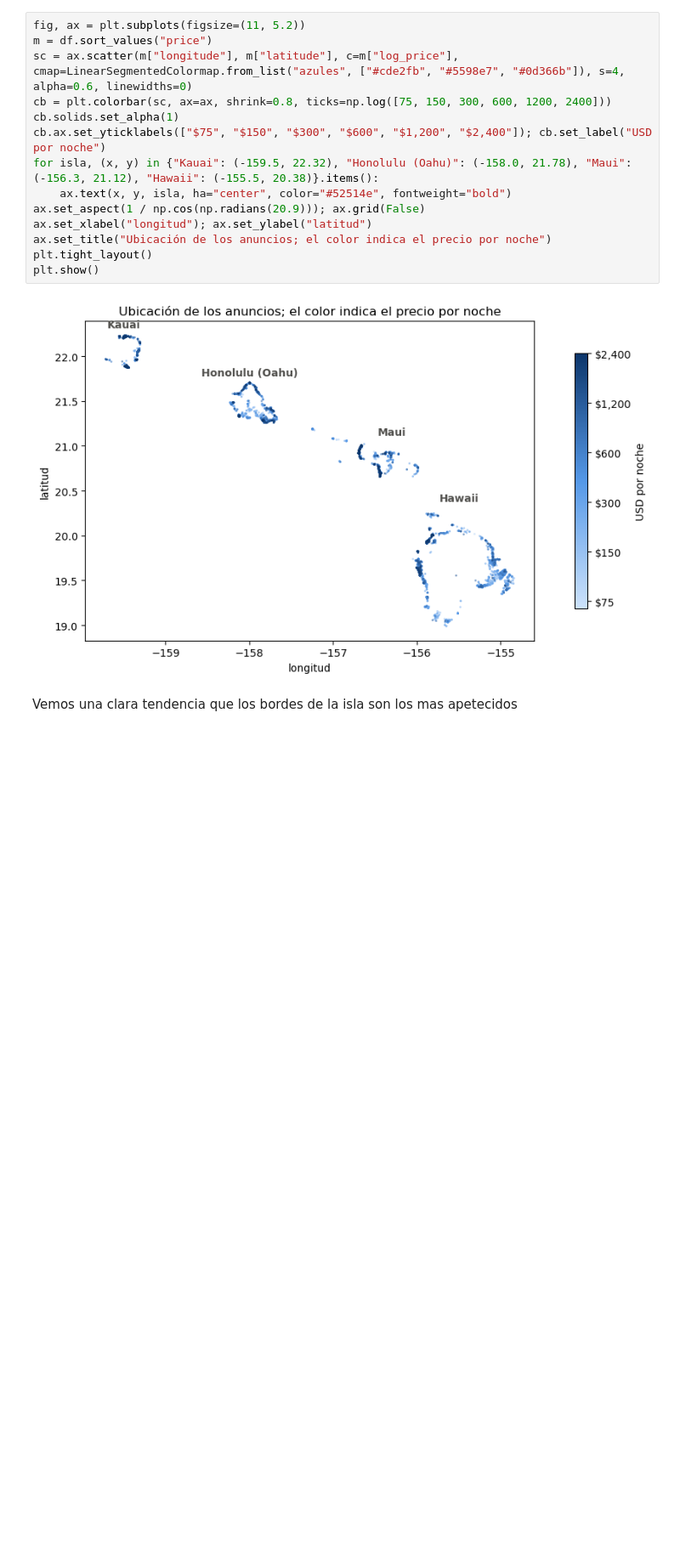
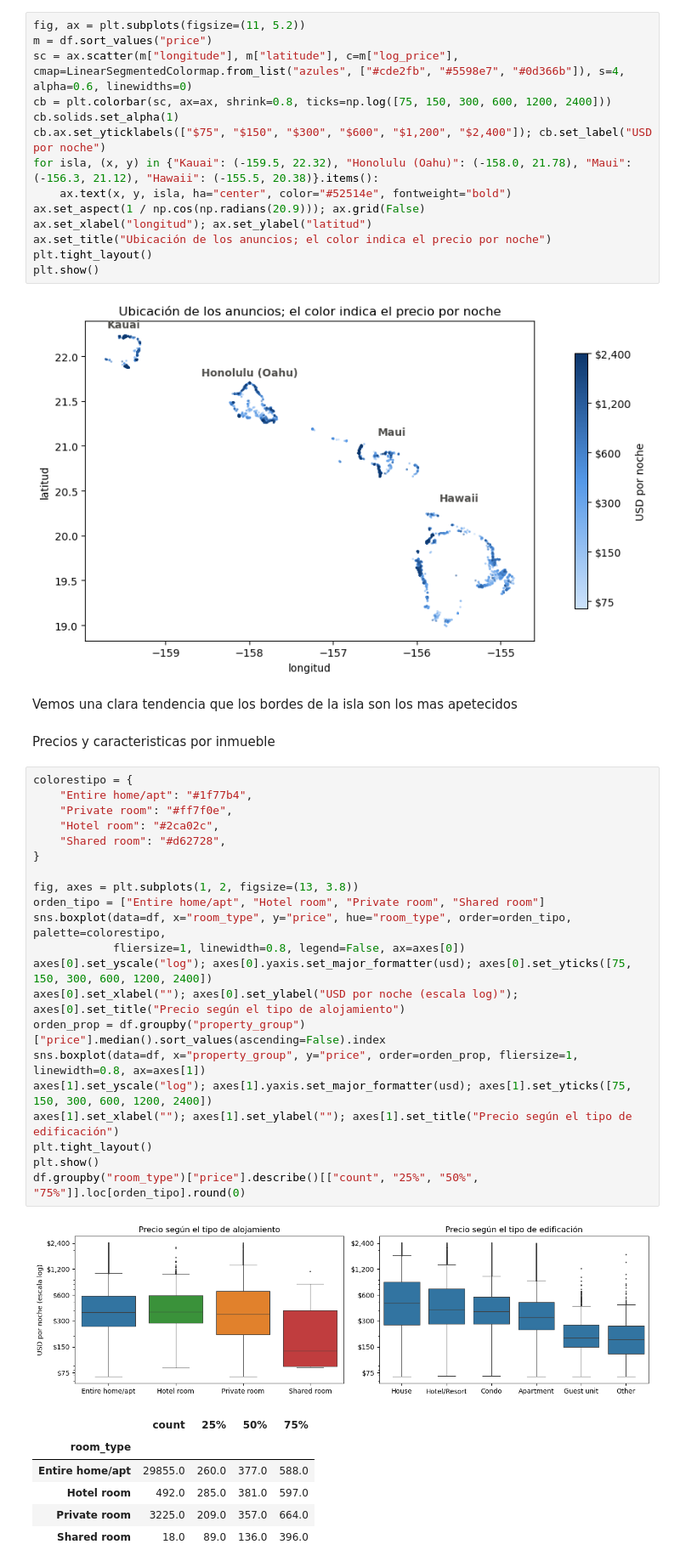
Before and after one commit to Jhonatanclavijo/Reto-Global-Classroom-Anal-tica-de-Airbnb---Hawai, a Jupyter notebook: Analisis exploratorio.ipynb, the cells around one changed output. Shown at 85% size. Drawn from its saved outputs; the diff is of its cells as text; blank space fills up the shorter version.

Commit message:
los precios y caracteristicas por inmubele nos da una idea de como se comporta el mercado visualmente

```diff
--- a/Analisis exploratorio.ipynb
+++ b/Analisis exploratorio.ipynb
@@ -179,3 +179,34 @@ plt.show()
 [figure]
 # %% [markdown]
 Vemos una clara tendencia que los bordes de la isla son los mas apetecidos
+# %% [markdown]
+Precios y caracteristicas por inmueble
+# %%
+colorestipo = {
+    "Entire home/apt": "#1f77b4",
+    "Private room": "#ff7f0e",
+    "Hotel room": "#2ca02c",
+    "Shared room": "#d62728",
+}
+
+fig, axes = plt.subplots(1, 2, figsize=(13, 3.8))
+orden_tipo = ["Entire home/apt", "Hotel room", "Private room", "Shared room"]
+sns.boxplot(data=df, x="room_type", y="price", hue="room_type", order=orden_tipo, palette=colorestipo,
+            fliersize=1, linewidth=0.8, legend=False, ax=axes[0])
+axes[0].set_yscale("log"); axes[0].yaxis.set_major_formatter(usd); axes[0].set_yticks([75, 150, 300, 600, 1200, 2400])
+axes[0].set_xlabel(""); axes[0].set_ylabel("USD por noche (escala log)"); axes[0].set_title("Precio según el tipo de alojamiento")
+orden_prop = df.groupby("property_group")["price"].median().sort_values(ascending=False).index
+sns.boxplot(data=df, x="property_group", y="price", order=orden_prop, fliersize=1, linewidth=0.8, ax=axes[1])
+axes[1].set_yscale("log"); axes[1].yaxis.set_major_formatter(usd); axes[1].set_yticks([75, 150, 300, 600, 1200, 2400])
+axes[1].set_xlabel(""); axes[1].set_ylabel(""); axes[1].set_title("Precio según el tipo de edificación")
+plt.tight_layout()
+plt.show()
+df.groupby("room_type")["price"].describe()[["count", "25%", "50%", "75%"]].loc[orden_tipo].round(0)
+# %% [output]
+[figure, added]
+|  | count | 25% | 50% | 75% |
+| room_type |  |  |  |  |
+| Entire home/apt | 29855.0 | 260.0 | 377.0 | 588.0 |
+| Hotel room | 492.0 | 285.0 | 381.0 | 597.0 |
+| Private room | 3225.0 | 209.0 | 357.0 | 664.0 |
+| Shared room | 18.0 | 89.0 | 136.0 | 396.0 |
```
Also changed, not shown: parts of 5 cells of this notebook.
